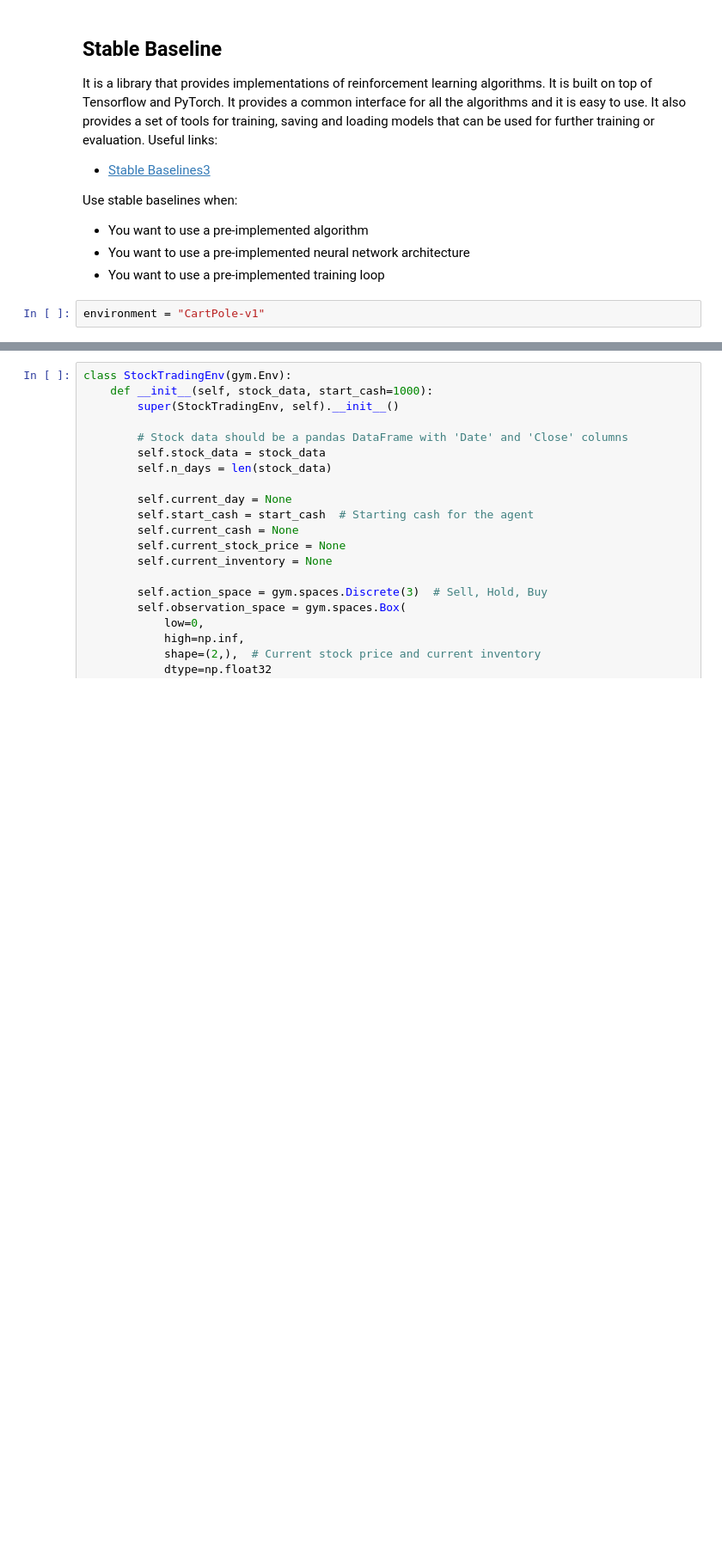
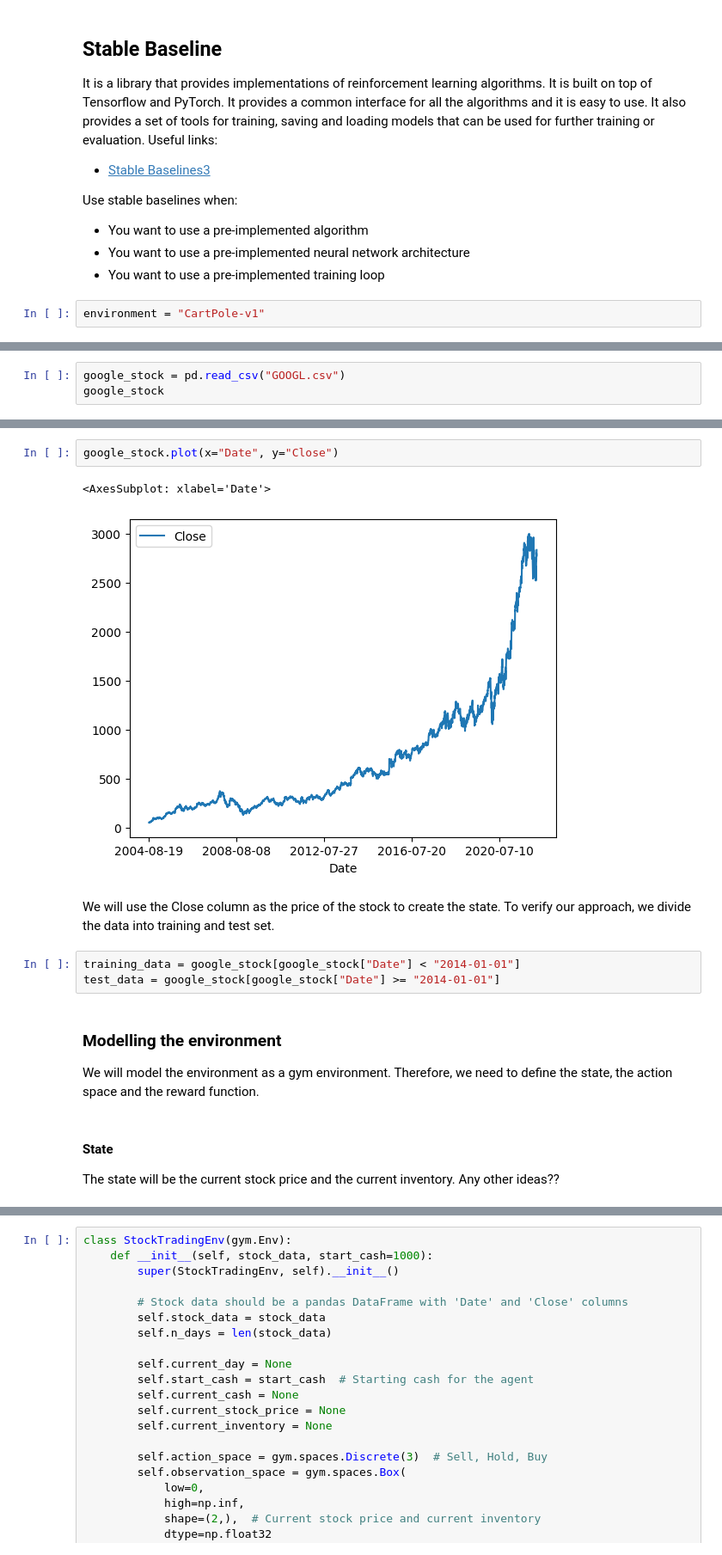
Before and after one commit to cric96/intro-reinforcement-learning-python, a Jupyter notebook: notebook.ipynb, the cells around one changed output, grey strips where cells are left out. Shown at 86% size. Drawn from its saved outputs; the diff is of its cells as text; blank space fills up the shorter version.

Commit message:
content: add a part about modelling

```diff
--- a/notebook.ipynb
+++ b/notebook.ipynb
@@ -946,0 +903,3 @@ while not done:
+# %%
+google_stock = pd.read_csv("GOOGL.csv")
+google_stock
@@ -946,0 +920,19 @@ while not done:
+# %%
+google_stock.plot(x="Date", y="Close")
+# %% [output]
+<AxesSubplot: xlabel='Date'>
+[figure, added]
+# %% [markdown]
+We will use the Close column as the price of the stock to create the state.
+To verify our approach, we divide the data into training and test set.
+# %%
+training_data = google_stock[google_stock["Date"] < "2014-01-01"]
+test_data = google_stock[google_stock["Date"] >= "2014-01-01"]
+# %% [markdown]
+### Modelling the environment
+We will model the environment as a gym environment.
+Therefore, we need to define the state, the action space and the reward function.
+# %% [markdown]
+#### State
+The state will be the current stock price and the current inventory.
+Any other ideas??
```
Also changed, not shown: parts of 20 cells of this notebook.
